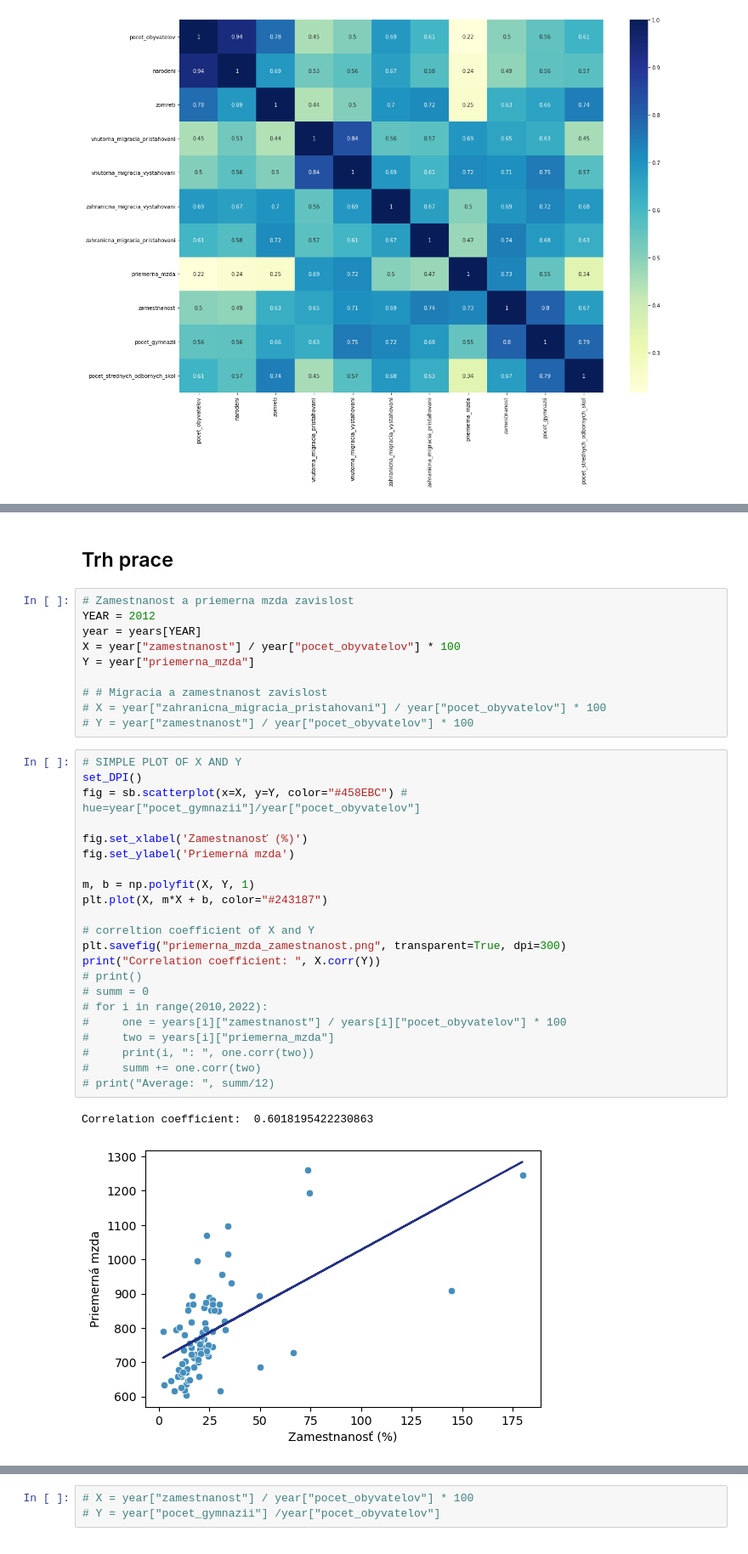
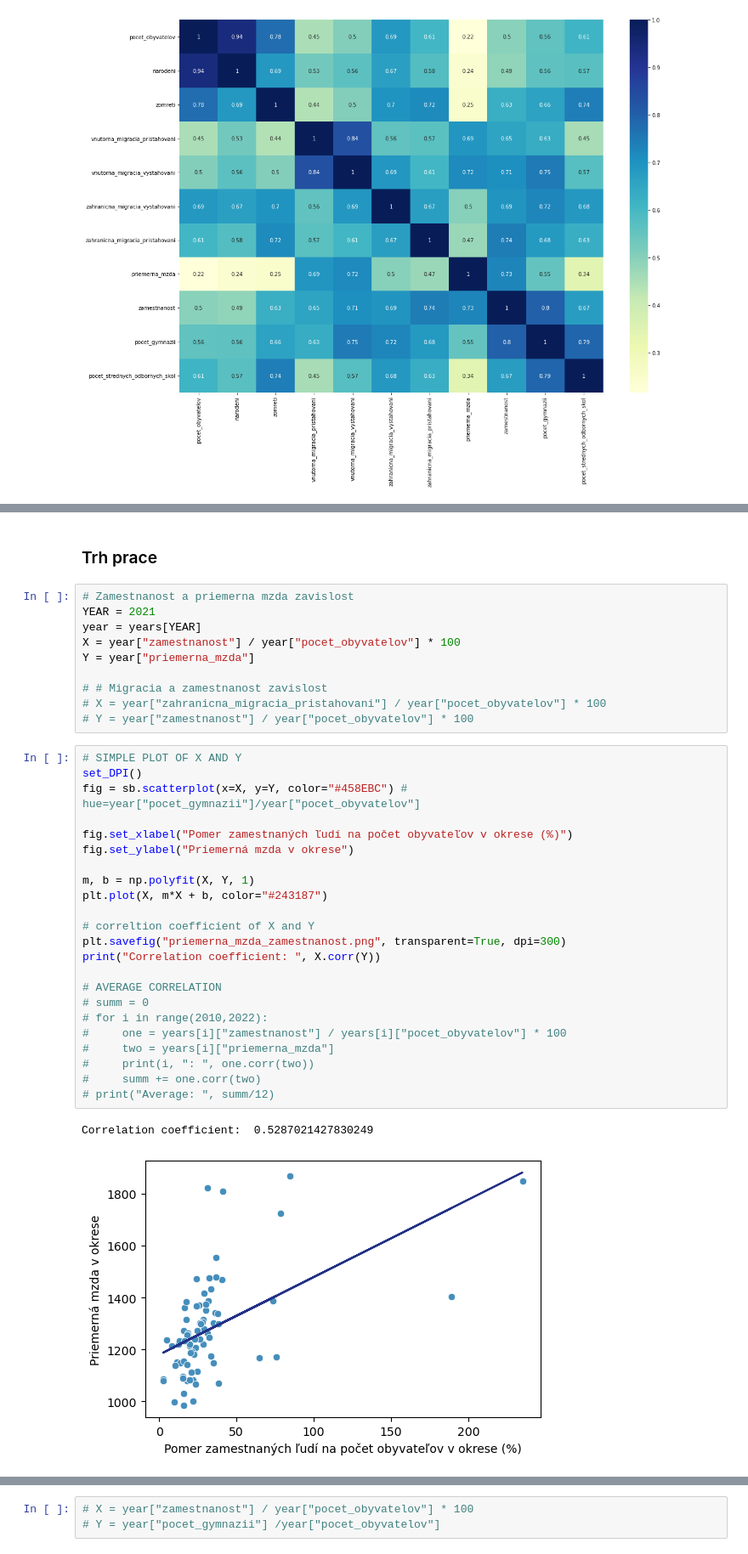
Before and after one commit to samuel-soltys/slovak-analysis, a Jupyter notebook: workbook.ipynb, the cells around one changed output, grey strips where cells are left out. Shown at 85% size. Cells and saved outputs as stored; diff of their text form.

```diff
--- a/workbook.ipynb
+++ b/workbook.ipynb
@@ -99,8 +152,8 @@ def set_DPI():
 # %% [markdown]
-## Trh prace
+### Trh prace
 # %%
 # Zamestnanost a priemerna mzda zavislost
-YEAR = 2012
+YEAR = 2021
 year = years[YEAR]
 X = year["zamestnanost"] / year["pocet_obyvatelov"] * 100
 Y = year["priemerna_mzda"]
@@ -111,28 +164,29 @@ Y = year["priemerna_mzda"]
 # %%
 # SIMPLE PLOT OF X AND Y
 set_DPI()
 fig = sb.scatterplot(x=X, y=Y, color="#458EBC") # hue=year["pocet_gymnazii"]/year["pocet_obyvatelov"]
 
-fig.set_xlabel('Zamestnanosť (%)')
-fig.set_ylabel('Priemerná mzda')
+fig.set_xlabel("Pomer zamestnaných ľudí na počet obyvateľov v okrese (%)")
+fig.set_ylabel("Priemerná mzda v okrese")
 
 m, b = np.polyfit(X, Y, 1)
 plt.plot(X, m*X + b, color="#243187")
 
 # correltion coefficient of X and Y
 plt.savefig("priemerna_mzda_zamestnanost.png", transparent=True, dpi=300)
 print("Correlation coefficient: ", X.corr(Y))
-# print()
+
+# AVERAGE CORRELATION
 # summ = 0
 # for i in range(2010,2022):
 #     one = years[i]["zamestnanost"] / years[i]["pocet_obyvatelov"] * 100
 #     two = years[i]["priemerna_mzda"]
 #     print(i, ": ", one.corr(two))
 #     summ += one.corr(two)
 # print("Average: ", summ/12)
 # %% [output]
-Correlation coefficient:  0.6018195422230863
+Correlation coefficient:  0.5287021427830249
-[figure, old version]
+[figure, new version]
 # %%
 # LINEAR REGRESSION FITED TO PLOT OF X AND Y
 set_DPI()
```
Also changed, not shown: parts of 30 cells of this notebook.
